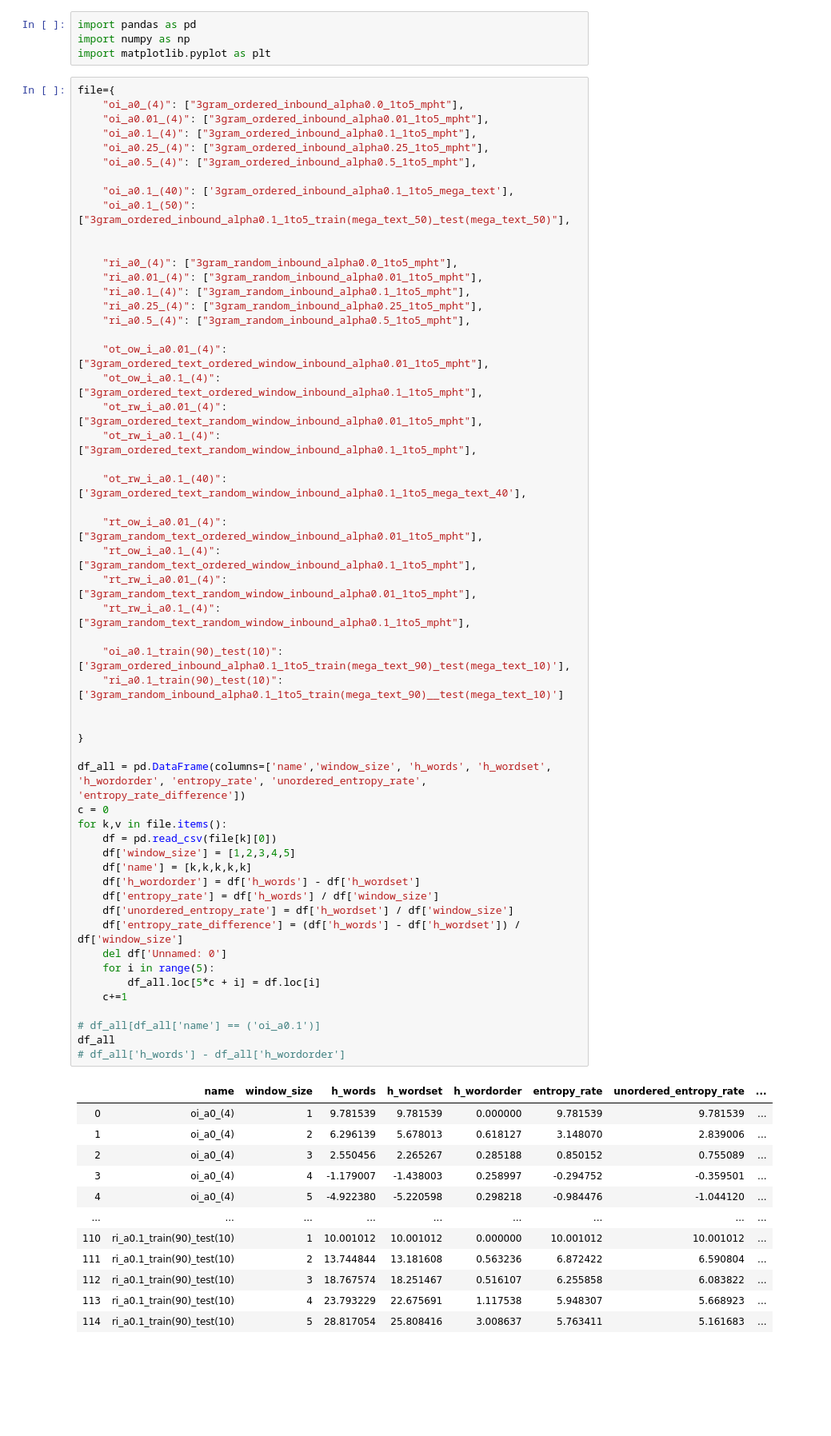
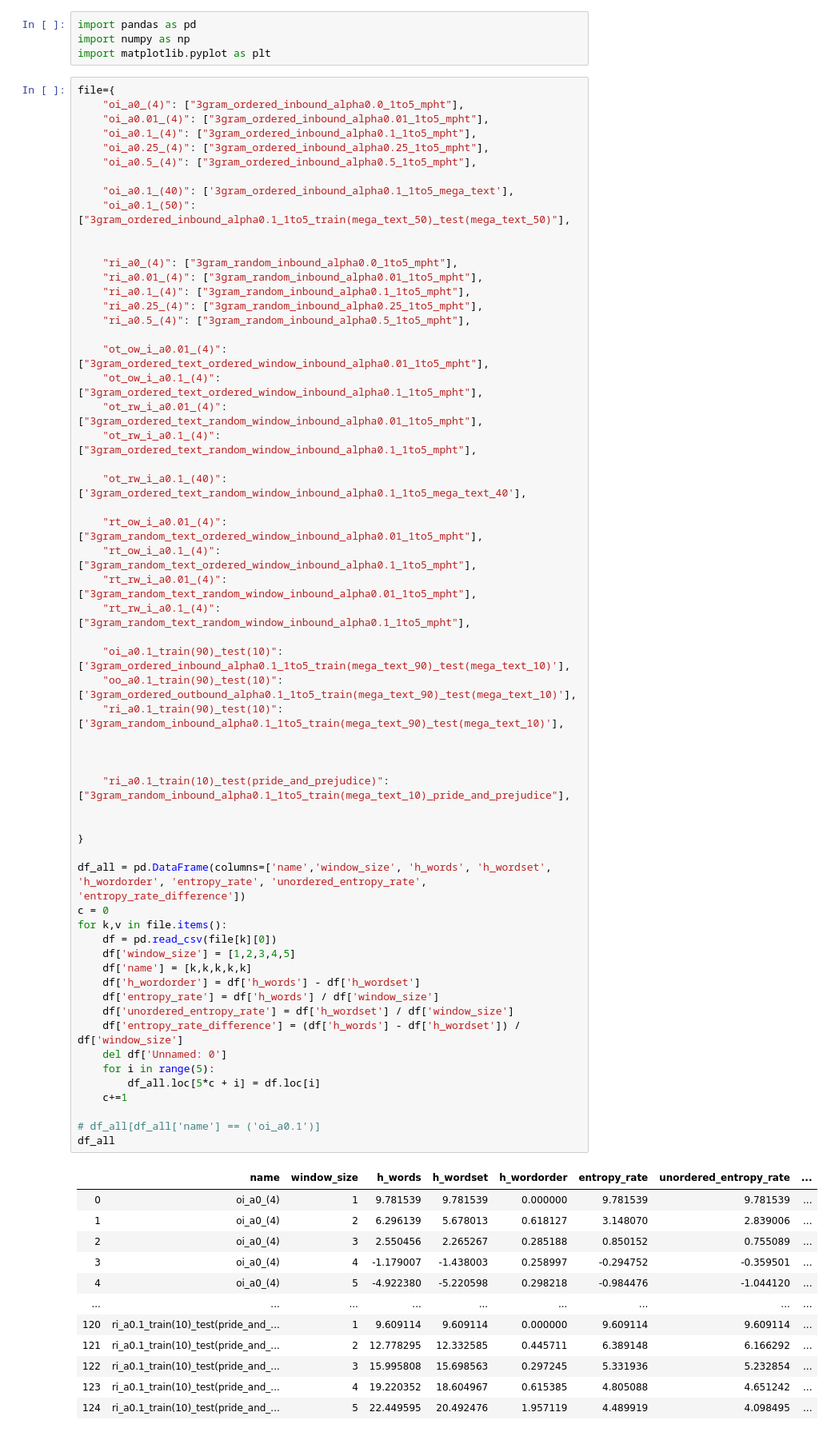
Before and after one commit to savoy1211/lsci199, a Jupyter notebook: lsci199/plot_3grams.ipynb, the cells around one changed output. Shown at 80% size. Saved outputs shown, nothing was run; the diff lists cells and outputs as text; blank space fills up the shorter version.

Commit message:
update plot_3grams, add 3gram_ordered_outbound_alpha0.1_1to5_train(mega_text_90)_test(mega_text_10)

```diff
--- a/lsci199/plot_3grams.ipynb
+++ b/lsci199/plot_3grams.ipynb
@@ -33,39 +33,43 @@ file={
     "rt_rw_i_a0.1_(4)": ["3gram_random_text_random_window_inbound_alpha0.1_1to5_mpht"],
 
     "oi_a0.1_train(90)_test(10)": ['3gram_ordered_inbound_alpha0.1_1to5_train(mega_text_90)_test(mega_text_10)'],
-    "ri_a0.1_train(90)_test(10)": ['3gram_random_inbound_alpha0.1_1to5_train(mega_text_90)__test(mega_text_10)']
+    "oo_a0.1_train(90)_test(10)": ['3gram_ordered_outbound_alpha0.1_1to5_train(mega_text_90)_test(mega_text_10)'],
+    "ri_a0.1_train(90)_test(10)": ['3gram_random_inbound_alpha0.1_1to5_train(mega_text_90)_test(mega_text_10)'],
+
+
+
+    "ri_a0.1_train(10)_test(pride_and_prejudice)": ["3gram_random_inbound_alpha0.1_1to5_train(mega_text_10)_pride_and_prejudice"],
 
 
 }
 
 df_all = pd.DataFrame(columns=['name','window_size', 'h_words', 'h_wordset', 'h_wordorder', 'entropy_rate', 'unordered_entropy_rate', 'entropy_rate_difference'])
 c = 0
 for k,v in file.items():
     df = pd.read_csv(file[k][0])
     df['window_size'] = [1,2,3,4,5]
     df['name'] = [k,k,k,k,k]
     df['h_wordorder'] = df['h_words'] - df['h_wordset']
     df['entropy_rate'] = df['h_words'] / df['window_size']
     df['unordered_entropy_rate'] = df['h_wordset'] / df['window_size']
     df['entropy_rate_difference'] = (df['h_words'] - df['h_wordset']) / df['window_size']
     del df['Unnamed: 0']
     for i in range(5):
         df_all.loc[5*c + i] = df.loc[i]
     c+=1
 
 # df_all[df_all['name'] == ('oi_a0.1')]
 df_all
-# df_all['h_words'] - df_all['h_wordorder']
 # %% [output]
 |  | name | window_size | h_words | h_wordset | h_wordorder | entropy_rate | unordered_entropy_rate | ... |
 | 0 | oi_a0_(4) | 1 | 9.781539 | 9.781539 | 0.000000 | 9.781539 | 9.781539 | ... |
 | 1 | oi_a0_(4) | 2 | 6.296139 | 5.678013 | 0.618127 | 3.148070 | 2.839006 | ... |
 | 2 | oi_a0_(4) | 3 | 2.550456 | 2.265267 | 0.285188 | 0.850152 | 0.755089 | ... |
 | 3 | oi_a0_(4) | 4 | -1.179007 | -1.438003 | 0.258997 | -0.294752 | -0.359501 | ... |
 | 4 | oi_a0_(4) | 5 | -4.922380 | -5.220598 | 0.298218 | -0.984476 | -1.044120 | ... |
 | ... | ... | ... | ... | ... | ... | ... | ... | ... |
-| 110 | ri_a0.1_train(90)_test(10) | 1 | 10.001012 | 10.001012 | 0.000000 | 10.001012 | 10.001012 | ... |
-| 111 | ri_a0.1_train(90)_test(10) | 2 | 13.744844 | 13.181608 | 0.563236 | 6.872422 | 6.590804 | ... |
-| 112 | ri_a0.1_train(90)_test(10) | 3 | 18.767574 | 18.251467 | 0.516107 | 6.255858 | 6.083822 | ... |
-| 113 | ri_a0.1_train(90)_test(10) | 4 | 23.793229 | 22.675691 | 1.117538 | 5.948307 | 5.668923 | ... |
-| 114 | ri_a0.1_train(90)_test(10) | 5 | 28.817054 | 25.808416 | 3.008637 | 5.763411 | 5.161683 | ... |
+| 120 | ri_a0.1_train(10)_test(pride_and_... | 1 | 9.609114 | 9.609114 | 0.000000 | 9.609114 | 9.609114 | ... |
+| 121 | ri_a0.1_train(10)_test(pride_and_... | 2 | 12.778295 | 12.332585 | 0.445711 | 6.389148 | 6.166292 | ... |
+| 122 | ri_a0.1_train(10)_test(pride_and_... | 3 | 15.995808 | 15.698563 | 0.297245 | 5.331936 | 5.232854 | ... |
+| 123 | ri_a0.1_train(10)_test(pride_and_... | 4 | 19.220352 | 18.604967 | 0.615385 | 4.805088 | 4.651242 | ... |
+| 124 | ri_a0.1_train(10)_test(pride_and_... | 5 | 22.449595 | 20.492476 | 1.957119 | 4.489919 | 4.098495 | ... |
```
Also changed, not shown: parts of 5 cells of this notebook, 3 other files.
